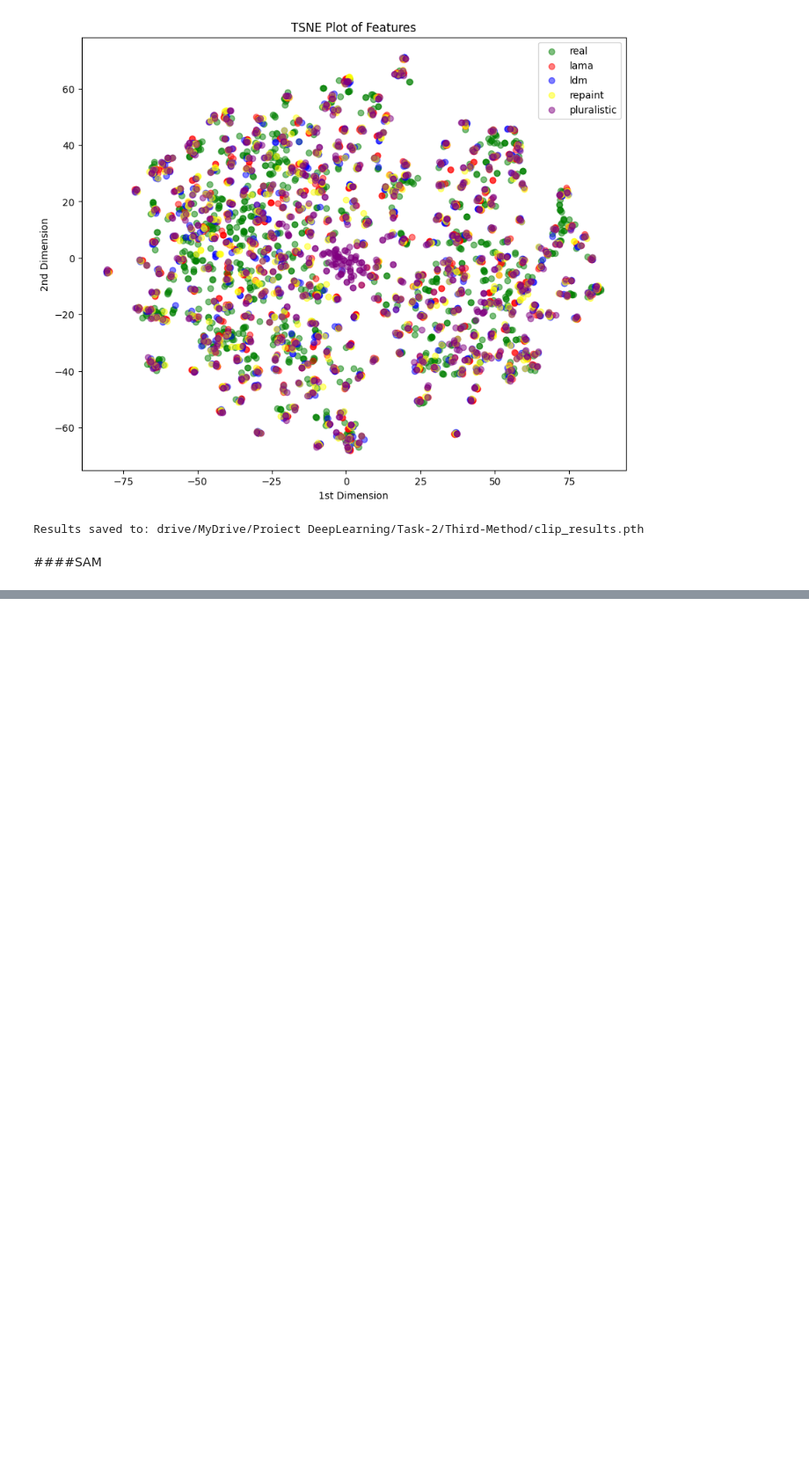
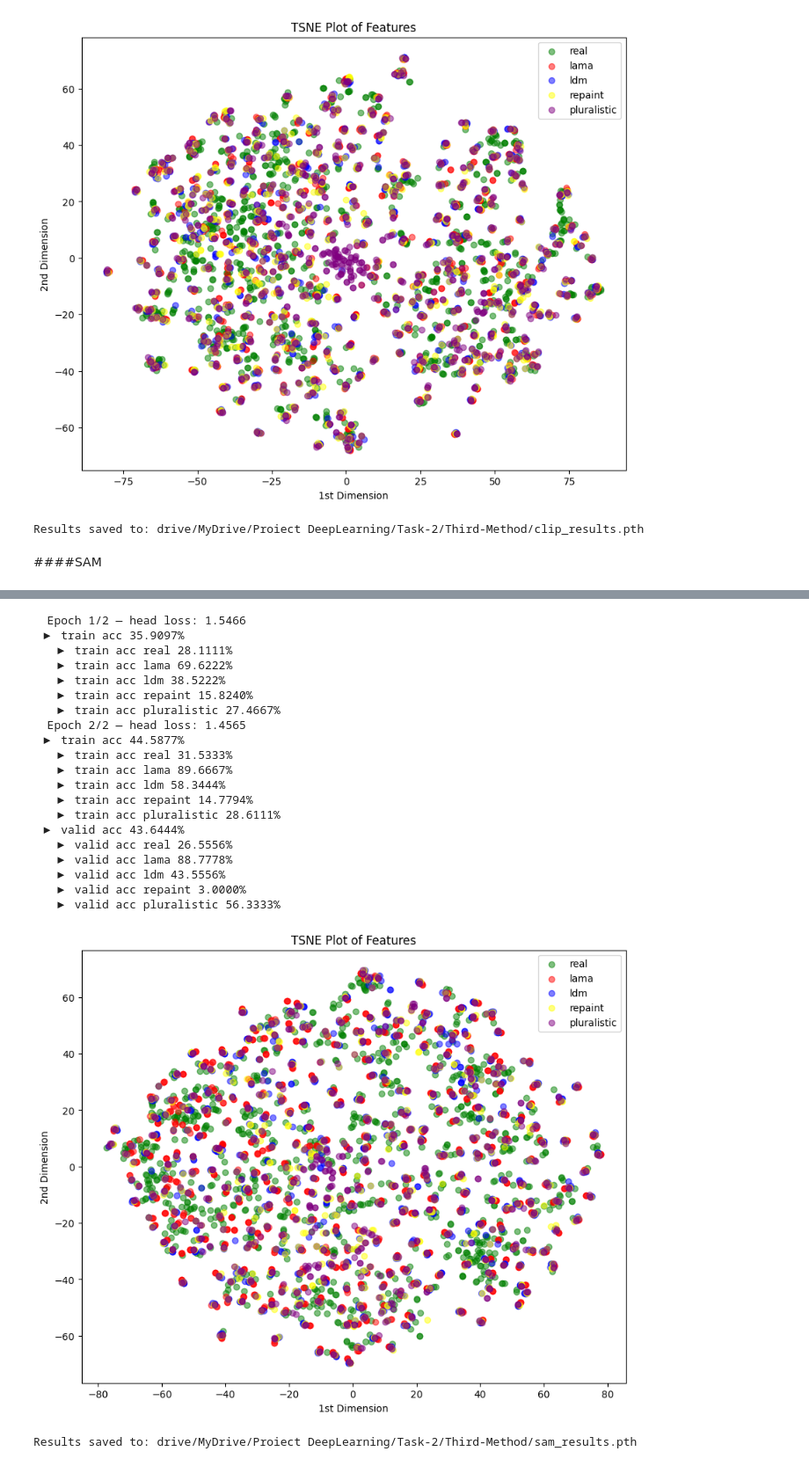
Before and after one commit to Razvan48/Proiect-Deep-Learning-DL, a Jupyter notebook: Proiect_Task_2_Third_Method.ipynb, the cells around one changed output, grey strips where cells are left out. Shown at 88% size. Cells and saved outputs as stored; diff of their text form; code cells hidden in the pictures; blank space fills up the shorter version.

Commit message:
updated task 2, method 3

```diff
--- a/Proiect_Task_2_Third_Method.ipynb
+++ b/Proiect_Task_2_Third_Method.ipynb
@@ -660,19 +660,43 @@ Saving to: ‘/content/sam_vit_b_01ec64.pth’
 # %%
 sam_results = train_sam(
     dataloaders = loaders['sam'],
     num_classes = 5,
     num_epochs = 2,
     lr = 1e-3,
     accumulation_steps = 1,
     weight_decay = 0.01,
     device = torch.device('cuda' if torch.cuda.is_available() else 'cpu')
 )
 
-plot_tsne(clip_results['valid_features'], clip_results['valid_labels'])
+plot_tsne(sam_results['valid_features'], sam_results['valid_labels'])
+# %% [output]
+  Epoch 1/2 — head loss: 1.5466
+ ▶ train acc 35.9097%
+   ▶ train acc real 28.1111%
+   ▶ train acc lama 69.6222%
+   ▶ train acc ldm 38.5222%
+   ▶ train acc repaint 15.8240%
+   ▶ train acc pluralistic 27.4667%
+  Epoch 2/2 — head loss: 1.4565
+ ▶ train acc 44.5877%
+   ▶ train acc real 31.5333%
+   ▶ train acc lama 89.6667%
+   ▶ train acc ldm 58.3444%
+   ▶ train acc repaint 14.7794%
+   ▶ train acc pluralistic 28.6111%
+ ▶ valid acc 43.6444%
+   ▶ valid acc real 26.5556%
+   ▶ valid acc lama 88.7778%
+   ▶ valid acc ldm 43.5556%
+   ▶ valid acc repaint 3.0000%
+   ▶ valid acc pluralistic 56.3333%
+[figure, added]
 # %%
 import os
 # save models in drive/MyDrive/Proiect DeepLearning/Task-2/Third-Method
 save_path = 'drive/MyDrive/Proiect DeepLearning/Task-2/Third-Method/sam_results.pth'
 os.makedirs(os.path.dirname(save_path), exist_ok=True)  # Ensure the directory exists
-torch.save(clip_results, save_path)
+torch.save(sam_results, save_path)
 print(f"Results saved to: {save_path}")
+# %% [output]
+Results saved to: drive/MyDrive/Proiect DeepLearning/Task-2/Third-Method/sam_results.pth
```
Also changed, not shown: parts of 4 cells of this notebook.
